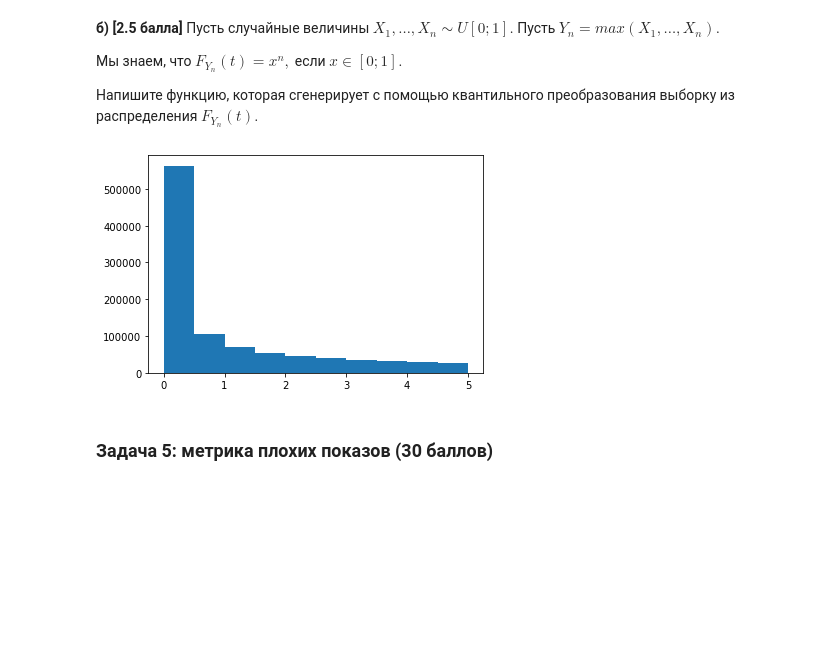
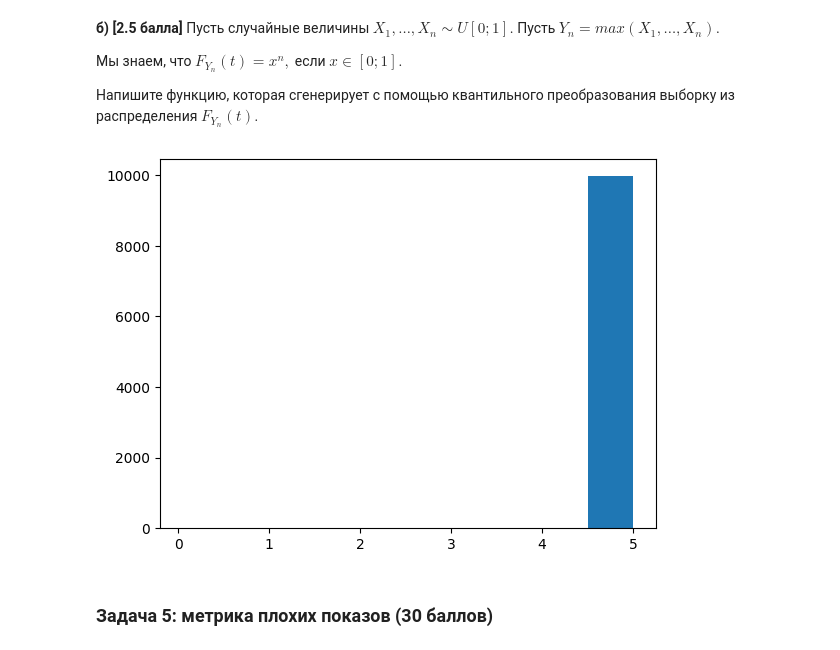
Before and after one commit to IYuminov/yet_another_matstat_course, a Jupyter notebook: hw_2024/yam_hw01-Interstellar.ipynb, the cells around one changed output. Saved outputs shown, nothing was run; the diff lists cells and outputs as text; code cells hidden in the pictures; blank space fills up the shorter version.

```diff
--- a/hw_2024/yam_hw01-Interstellar.ipynb
+++ b/hw_2024/yam_hw01-Interstellar.ipynb
@@ -225,0 +264,18 @@ P.S. [несколько видео, которое помогут иши тут
+# %%
+# СОСТОЯТЕЛЬНОСТЬ
+np.random.seed(8)
+
+norm_rv = sts.norm(0, 4) # генератор для нормального распределения с заданными параметрами - средним 0 и среднеквадратичным отклонением 4
+x = norm_rv.rvs(10**6)
+sigma_hat = np.zeros((100, 100))
+for n in range(100, 10100, 100):
+    x_sample = np.random.choice(x, size= (n, 100), replace= False)
+    sigma_hat[n//100 - 1] = np.mean(np.abs(x_sample), axis= 0)
+
+plt.figure(figsize=(14,8))
+plt.plot(sigma_hat, c= 'grey', alpha= 0.3)
+plt.xlabel('Количество наблюдений', size= 24)
+plt.ylabel('Оценка параметра', size= 24)
+plt.hlines(4, 0, 100, color= 'blue', lw= 4, label= 'Истинное значение sigma')
+plt.legend(fontsize= 20, loc= 4)
+plt.show()
@@ -321,18 +385,20 @@ __б) [2.5 балла]__ Пусть случайные величины $X_1, \l
 # %%
 # your code here
 # ٩(x̯x)۶
+np.random.seed(1)
+
 def function_quantile_transform(n):
-    n_obs = 10**6
-    uniform_y = sts.uniform(0, 1)
-    y = uniform_y.rvs(n_obs)
-    x = n*(y**(n-1))
-    return x
+    n_obs = 10**4
+    Xn = sts.uniform(0, 1)
+    Yn = [max(Xn.rvs(i + 1)) for i in range(n_obs)] # заполнение выборки Y по условию: Yn = max(X1,...,Xn)
+    F_Yn_t = n * (np.array(Yn) ** (n - 1))
+    return F_Yn_t
 
-X = function_quantile_transform(5)
-plt.hist(X)
+A = function_quantile_transform(5)
+plt.hist(A)
 plt.show()
 # %% [output]
-[figure, old version]
+[figure, new version]
 # %% [markdown]
 ### Задача 5: метрика плохих показов (30 баллов)
 # %% [markdown]
```
Also changed, not shown: parts of 11 cells of this notebook.
